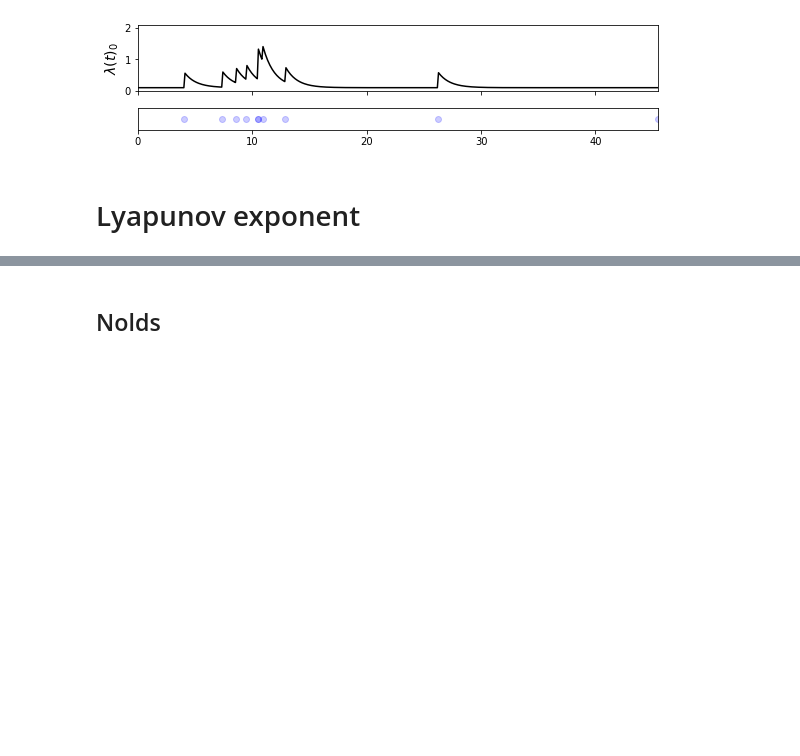
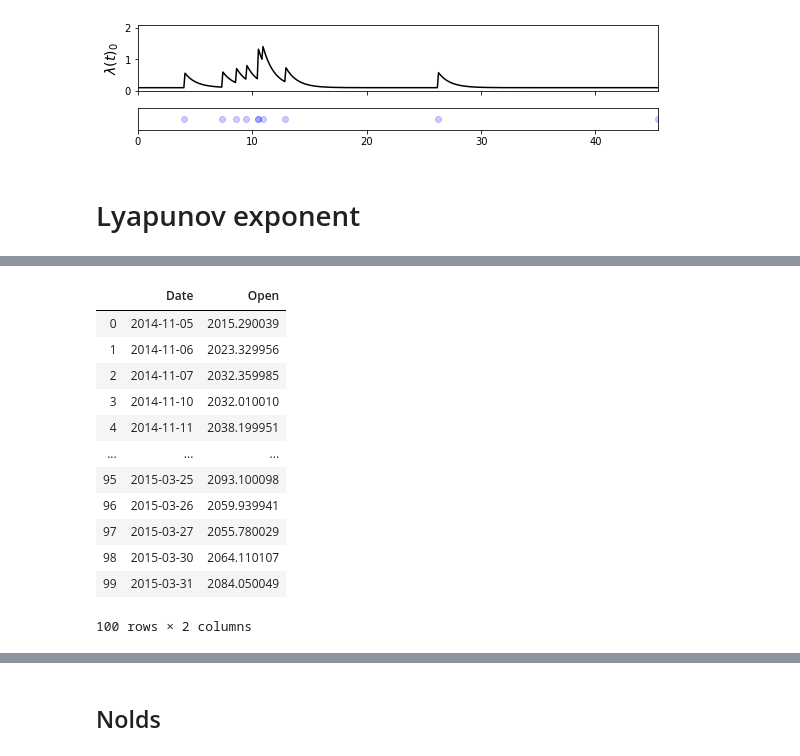
Before and after one commit to PtarmiganString/Final-year-project, a Jupyter notebook: Lyapunov + Hawkes proof of concept.ipynb, the cells around one changed output, grey strips where cells are left out. Drawn from its saved outputs; the diff is of its cells as text; code cells hidden in the pictures; blank space fills up the shorter version.

```diff
--- a/Lyapunov + Hawkes proof of concept.ipynb
+++ b/Lyapunov + Hawkes proof of concept.ipynb
@@ -66,0 +90,16 @@ P.plot_rates()
+# %%
+s_and_p_data.head(100)
+# %% [output]
+|  | Date | Open |
+| 0 | 2014-11-05 | 2015.290039 |
+| 1 | 2014-11-06 | 2023.329956 |
+| 2 | 2014-11-07 | 2032.359985 |
+| 3 | 2014-11-10 | 2032.010010 |
+| 4 | 2014-11-11 | 2038.199951 |
+| ... | ... | ... |
+| 95 | 2015-03-25 | 2093.100098 |
+| 96 | 2015-03-26 | 2059.939941 |
+| 97 | 2015-03-27 | 2055.780029 |
+| 98 | 2015-03-30 | 2064.110107 |
+| 99 | 2015-03-31 | 2084.050049 |
+100 rows × 2 columns
```
Also changed, not shown: parts of 18 cells of this notebook.
